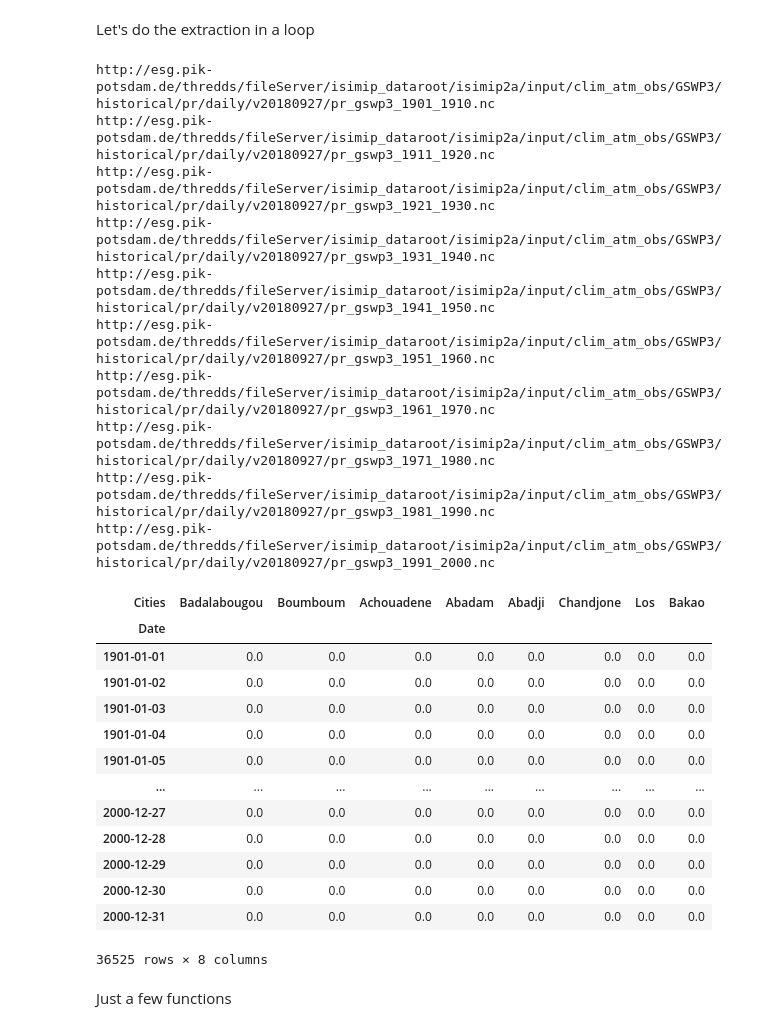
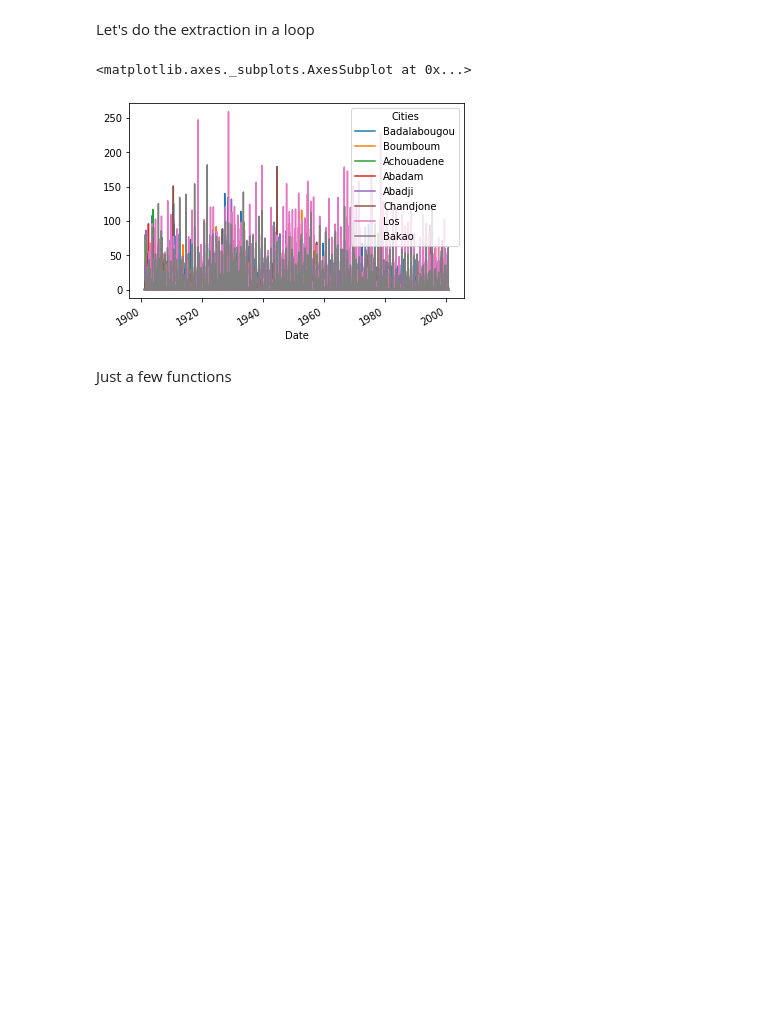
Before and after one commit to ogunjosam/ISIMIP_data, a Jupyter notebook: Extract_onset_locations.ipynb, the cells around one changed output. Drawn from its saved outputs; the diff is of its cells as text; code cells hidden in the pictures; blank space fills up the shorter version.

```diff
--- a/Extract_onset_locations.ipynb
+++ b/Extract_onset_locations.ipynb
@@ -50,58 +50,36 @@ for yr in range(1901,2000,10):
   print(url)
 
   savename = url.split('/')[-1]
 
   urllib.request.urlretrieve(url, savename)
 
   nc_fid = Dataset(savename, 'r')
   lat = nc_fid.variables['lat'][:].data
   lon = nc_fid.variables['lon'][:].data
   time_var = nc_fid.variables['time']
   dtime = netCDF4.num2date(time_var[:],time_var.units,
                          only_use_cftime_datetimes=False,
                          only_use_python_datetimes=True)
   dates_pd = pd.Series(dtime)
   tdata = pd.concat([tdata,dates_pd],axis=0)
 
   f = 0
   xdata = pd.DataFrame(columns=loc['Cities'])
   for jj,j in enumerate(loc['Cities']):
     lat_index = index_locator(lat,xlat[jj])
     lon_index = index_locator(lon,xlon[jj])
     dd = nc_fid.variables['pr'][:,lat_index,lon_index].data
     xdata[j] = dd*86400
     f = f + 1
 
   ydata = pd.concat([ydata,xdata],axis=0)
 ydata['Date'] = tdata
 ydata = ydata.set_index("Date")
 ydata.to_excel('merged_data.xlsx')
-ydata
+ydata.plot()
 # %% [output]
-http://esg.pik-potsdam.de/thredds/fileServer/isimip_dataroot/isimip2a/input/clim_atm_obs/GSWP3/historical/pr/daily/v20180927/pr_gswp3_1901_1910.nc
-http://esg.pik-potsdam.de/thredds/fileServer/isimip_dataroot/isimip2a/input/clim_atm_obs/GSWP3/historical/pr/daily/v20180927/pr_gswp3_1911_1920.nc
-http://esg.pik-potsdam.de/thredds/fileServer/isimip_dataroot/isimip2a/input/clim_atm_obs/GSWP3/historical/pr/daily/v20180927/pr_gswp3_1921_1930.nc
-http://esg.pik-potsdam.de/thredds/fileServer/isimip_dataroot/isimip2a/input/clim_atm_obs/GSWP3/historical/pr/daily/v20180927/pr_gswp3_1931_1940.nc
-http://esg.pik-potsdam.de/thredds/fileServer/isimip_dataroot/isimip2a/input/clim_atm_obs/GSWP3/historical/pr/daily/v20180927/pr_gswp3_1941_1950.nc
-http://esg.pik-potsdam.de/thredds/fileServer/isimip_dataroot/isimip2a/input/clim_atm_obs/GSWP3/historical/pr/daily/v20180927/pr_gswp3_1951_1960.nc
-http://esg.pik-potsdam.de/thredds/fileServer/isimip_dataroot/isimip2a/input/clim_atm_obs/GSWP3/historical/pr/daily/v20180927/pr_gswp3_1961_1970.nc
-http://esg.pik-potsdam.de/thredds/fileServer/isimip_dataroot/isimip2a/input/clim_atm_obs/GSWP3/historical/pr/daily/v20180927/pr_gswp3_1971_1980.nc
-http://esg.pik-potsdam.de/thredds/fileServer/isimip_dataroot/isimip2a/input/clim_atm_obs/GSWP3/historical/pr/daily/v20180927/pr_gswp3_1981_1990.nc
-http://esg.pik-potsdam.de/thredds/fileServer/isimip_dataroot/isimip2a/input/clim_atm_obs/GSWP3/historical/pr/daily/v20180927/pr_gswp3_1991_2000.nc
+<matplotlib.axes._subplots.AxesSubplot at 0x...>
-| Cities | Badalabougou | Boumboum | Achouadene | Abadam | Abadji | Chandjone | Los | Bakao |
-| Date |  |  |  |  |  |  |  |  |
-| 1901-01-01 | 0.0 | 0.0 | 0.0 | 0.0 | 0.0 | 0.0 | 0.0 | 0.0 |
-| 1901-01-02 | 0.0 | 0.0 | 0.0 | 0.0 | 0.0 | 0.0 | 0.0 | 0.0 |
-| 1901-01-03 | 0.0 | 0.0 | 0.0 | 0.0 | 0.0 | 0.0 | 0.0 | 0.0 |
-| 1901-01-04 | 0.0 | 0.0 | 0.0 | 0.0 | 0.0 | 0.0 | 0.0 | 0.0 |
-| 1901-01-05 | 0.0 | 0.0 | 0.0 | 0.0 | 0.0 | 0.0 | 0.0 | 0.0 |
-| ... | ... | ... | ... | ... | ... | ... | ... | ... |
-| 2000-12-27 | 0.0 | 0.0 | 0.0 | 0.0 | 0.0 | 0.0 | 0.0 | 0.0 |
-| 2000-12-28 | 0.0 | 0.0 | 0.0 | 0.0 | 0.0 | 0.0 | 0.0 | 0.0 |
-| 2000-12-29 | 0.0 | 0.0 | 0.0 | 0.0 | 0.0 | 0.0 | 0.0 | 0.0 |
-| 2000-12-30 | 0.0 | 0.0 | 0.0 | 0.0 | 0.0 | 0.0 | 0.0 | 0.0 |
-| 2000-12-31 | 0.0 | 0.0 | 0.0 | 0.0 | 0.0 | 0.0 | 0.0 | 0.0 |
-36525 rows × 8 columns
+[figure, added]
 # %% [markdown]
 Just a few functions
 # %%
```
Also changed, not shown: parts of 10 cells of this notebook.
